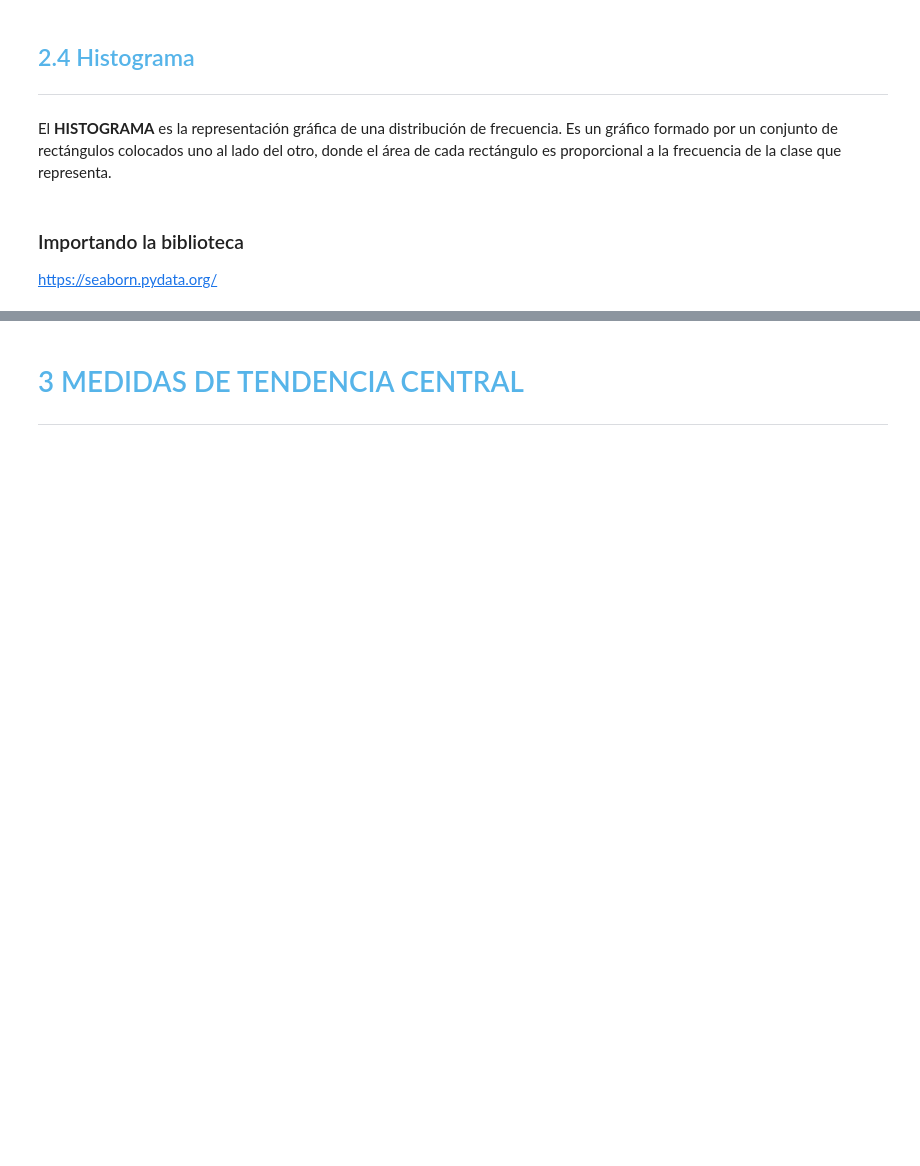
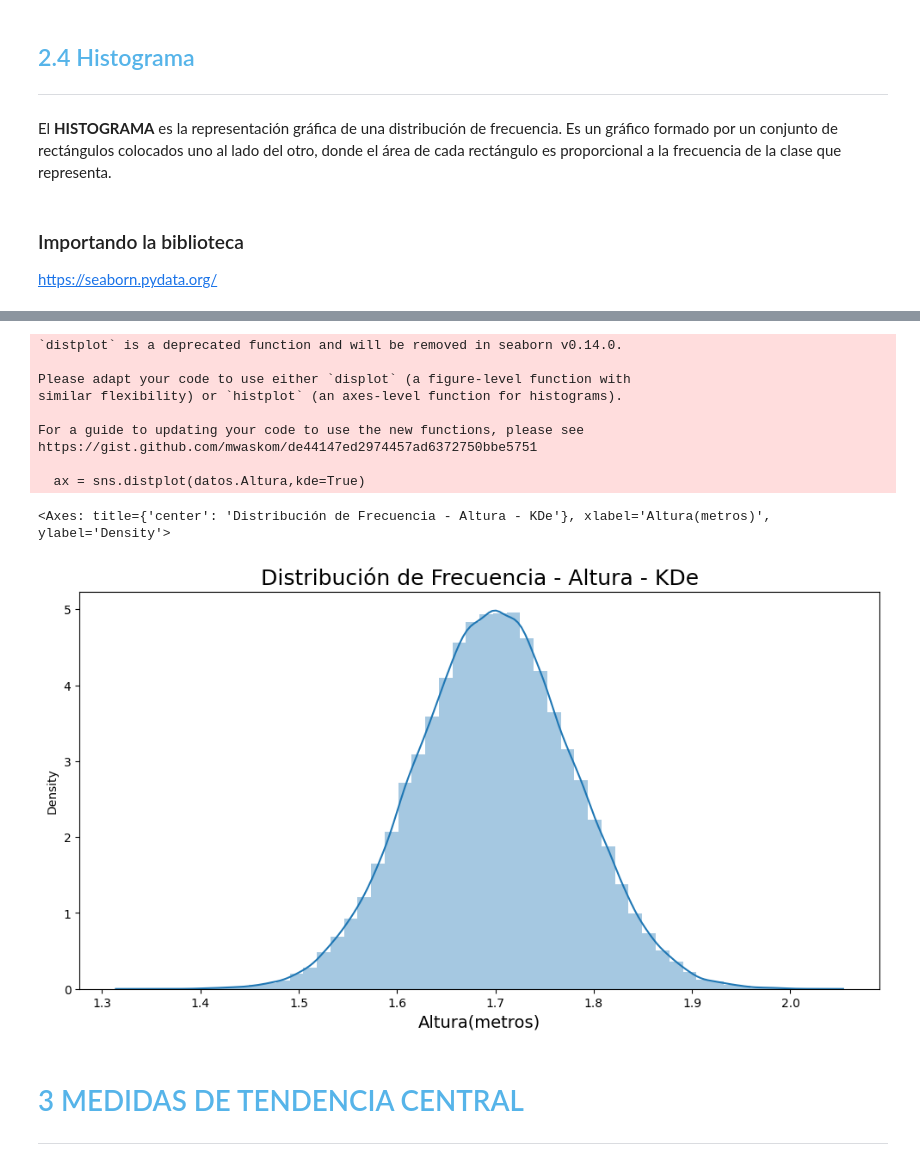
Before and after one commit to MiguelFigueroa02/Estadistica_Phyton, a Jupyter notebook: Curso_de_Estadística_con_Python_1.ipynb, the cells around one changed output, grey strips where cells are left out. Saved outputs shown, nothing was run; the diff lists cells and outputs as text; code cells hidden in the pictures; blank space fills up the shorter version.

```diff
--- a/Curso_de_Estadística_con_Python_1.ipynb
+++ b/Curso_de_Estadística_con_Python_1.ipynb
@@ -580,3 +656,21 @@ https://seaborn.pydata.org/
+# %%
+ax = sns.distplot(datos.Altura,kde=True)
+ax.figure.set_size_inches(12,6)
+ax.set_title('Distribución de Frecuencia - Altura - KDe', fontsize=18)
+ax.set_xlabel('Altura(metros)',fontsize= 14)
+ax
+# %% [output]
+`distplot` is a deprecated function and will be removed in seaborn v0.14.0.
+
+Please adapt your code to use either `displot` (a figure-level function with
+similar flexibility) or `histplot` (an axes-level function for histograms).
+
+For a guide to updating your code to use the new functions, please see
+https://gist.github.com/mwaskom/de44147ed2974457ad6372750bbe5751
+
+  ax = sns.distplot(datos.Altura,kde=True)
+<Axes: title={'center': 'Distribución de Frecuencia - Altura - KDe'}, xlabel='Altura(metros)', ylabel='Density'>
+[figure, added]
 # %% [markdown]
 # <font color=#56B4E9>3 MEDIDAS DE TENDENCIA CENTRAL</font>
 ***
```
Also changed, not shown: parts of 41 cells of this notebook.
